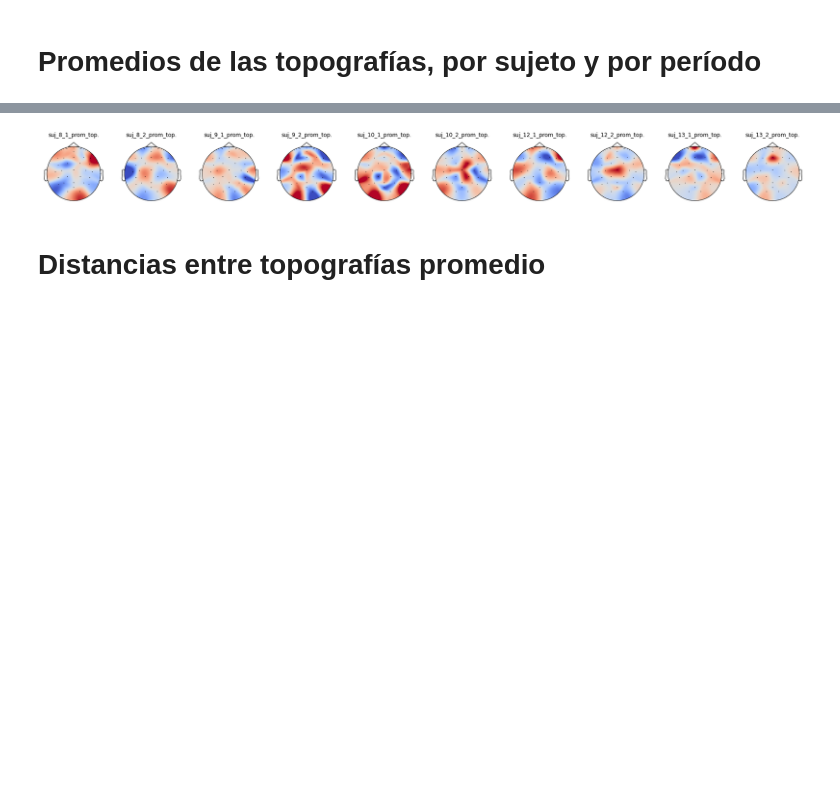
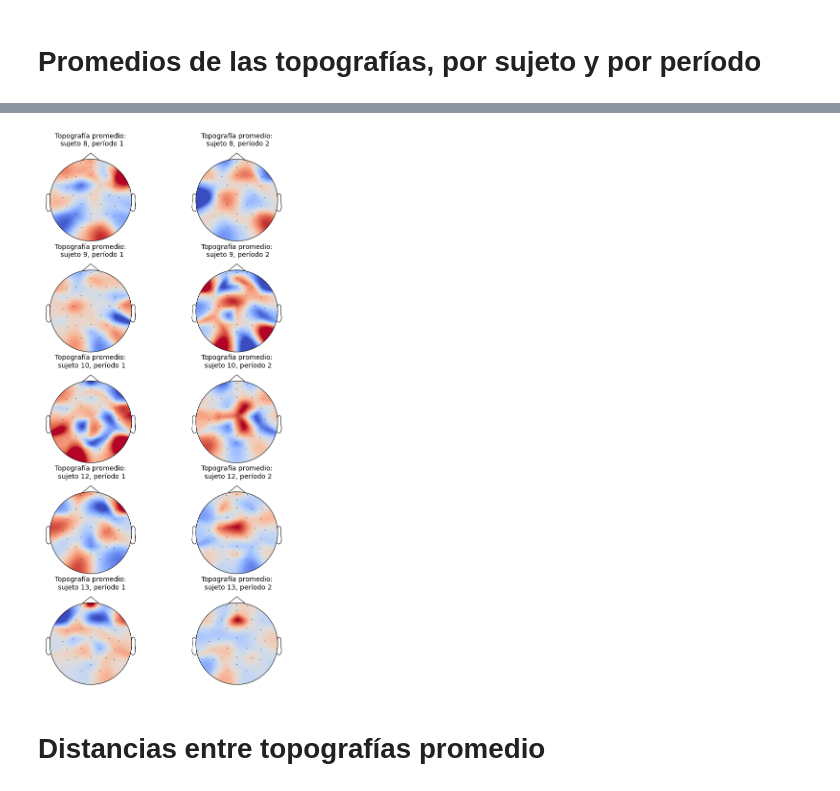
Before and after one commit to sebasped/dm_cyt_tp1, a Jupyter notebook: EEG_preTP.ipynb, the cells around one changed output, grey strips where cells are left out. Drawn from its saved outputs; the diff is of its cells as text; code cells hidden in the pictures; blank space fills up the shorter version.

```diff
--- a/EEG_preTP.ipynb
+++ b/EEG_preTP.ipynb
@@ -78,7 +79,7 @@ xticks = np.arange(inicio*srate,(fin+1)*srate,srate)
 yticks=[]
 
 # filename = '/suj_8_bl_1.txt'
-sujetos = [8,9]#,10,12,13] # sujetos a graficar: 8,9,10,12,13
+sujetos = [8]#,9]#,10,12,13] # sujetos a graficar: 8,9,10,12,13
 periodos = [1,2] #hay solamente dos: 1, 2
 
 cant_graf = len(sujetos)*len(periodos)
@@ -107,8 +108,11 @@ for i in sujetos:
     ax[j-1+k].set_yticklabels(mont1020_30.ch_names)
     ax[j-1+k].set_ylabel('channels')
     ax[j-1+k].set_xlabel('Time (s)')
-    ax[j-1+k].set_title(filename)
+    ax[j-1+k].set_title("Series temporal de los canales para el sujeto "+ f'{i}' +" en período "+f'{j}', fontsize=25)
     # plt.show()
 
-  k += 2  # porque cada sujeto tiene dos gráficos
+    # k += 2  # porque cada sujeto tiene dos gráficos
+
+plt.savefig( 'suj_'+f'{i}'+'_bl_'+f'{j}'+'.png')
+files.download('suj_'+f'{i}'+'_bl_'+f'{j}'+'.png')
 # %% [output]
@@ -116,25 +122,20 @@ for i in sujetos:
 # %% [markdown]
 # Promedios de las topografías, por sujeto y por período
 # %%
-# Promedio de las topografías, por sujeto y por período
-
-# inicio = 1
-# fin    = 60
-# xticks = np.arange(inicio*srate,(fin+1)*srate,srate)
-#fig.suptitle('Series temporales (uV)')
-# yticks=[]
-
 # filename = '/suj_8_bl_1.txt'
 sujetos = [8,9,10,12,13] # sujetos a graficar: 8,9,10,12,13
 periodos = [1,2] #hay solamente dos: 1, 2
 
 cant_graf = len(sujetos)*len(periodos)
 # alto_graf = cant_graf*8
-fig2, ax2 = plt.subplots(nrows=1, ncols=cant_graf, figsize=(30, 3), gridspec_kw=dict(top=0.9),
+fig2, ax2 = plt.subplots(nrows=5, ncols=2, figsize=(10, 20), gridspec_kw=dict(top=0.9),
                        sharex=True, sharey=True)
 
 dic_toposProm ={}
 k=0 #solamente para iterar por los axes
+fila = 0
+columna = 0
+
 for i in sujetos:
   for j in periodos:
     filename = 'suj_'+f'{i}'+'_bl_'+f'{j}'+'.txt'
@@ -147,8 +148,13 @@ for i in sujetos:
     mne.viz.plot_topomap(EEGdata_meanTopografia,
                     info_eeg,
                     cmap='coolwarm', contours=0,
-                    axes=ax2[j-1+k],show=False)
-    ax2[j-1+k].set_title('suj_'+f'{i}_{j}'+'_prom_top.')
+                    axes=ax2[fila, columna],show=False)
+    ax2[fila, columna].set_title('Topografía promedio:\n sujeto '+f'{i}'+ ', período '+ f'{j}', size = 14)
+    columna +=1
+  columna = 0
+  fila +=1
+  # k += 2  # porque cada sujeto tiene dos gráficos
 
-  k += 2  # porque cada sujeto tiene dos gráficos
+plt.savefig( 'topografias_prom.png')
+files.download('topografias_prom.png')
 # %% [output]
@@ -155,4 +163,4 @@ for i in sujetos:
-[figure, old version]
+[figure, new version]
 # %% [markdown]
 # Distancias entre topografías promedio
 # %%
```
Also changed, not shown: parts of 8 cells of this notebook, 4 other files.
